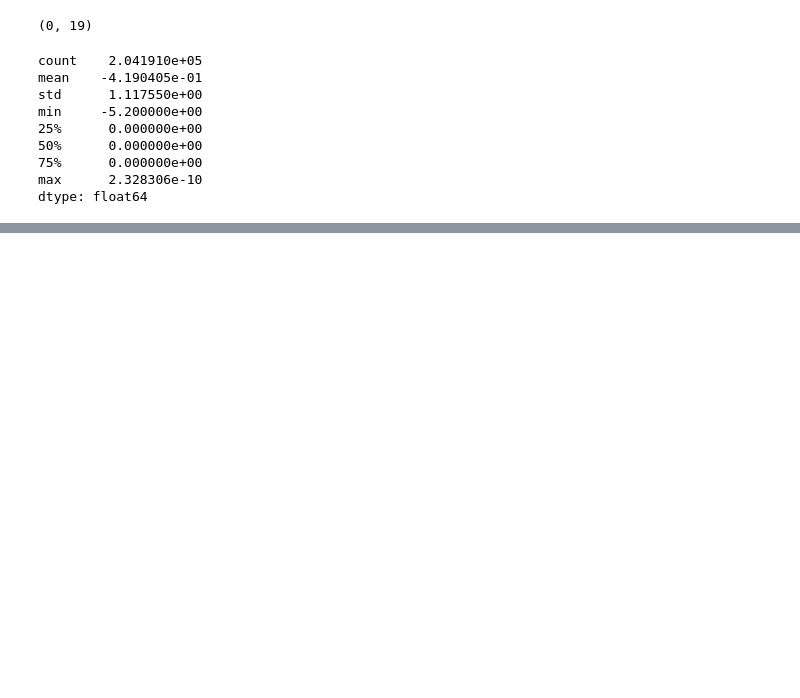
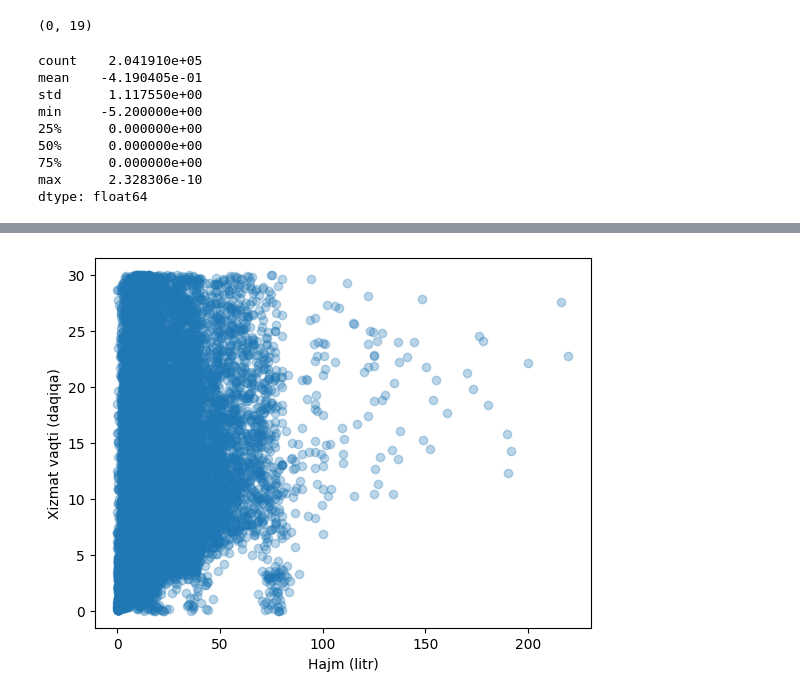
Before and after one commit to rayhon-dev/gas-stations-analytics, a Jupyter notebook: notebooks/eda_file1.ipynb, the cells around one changed output, grey strips where cells are left out. Cells and saved outputs as stored; diff of their text form; code cells hidden in the pictures; blank space fills up the shorter version.

```diff
--- a/notebooks/eda_file1.ipynb
+++ b/notebooks/eda_file1.ipynb
@@ -645,0 +645,7 @@ new_df1_final.to_csv("../data/clean/file1_vaqt_tahlili.csv", index=False)
+# %%
+plt.scatter(df['volume'], df['xizmat_vaqti'], alpha=0.3)
+plt.xlabel('Hajm (litr)')
+plt.ylabel('Xizmat vaqti (daqiqa)')
+plt.show()
+# %% [output]
+[figure, added]
```
Also changed, not shown: parts of 55 cells of this notebook.
